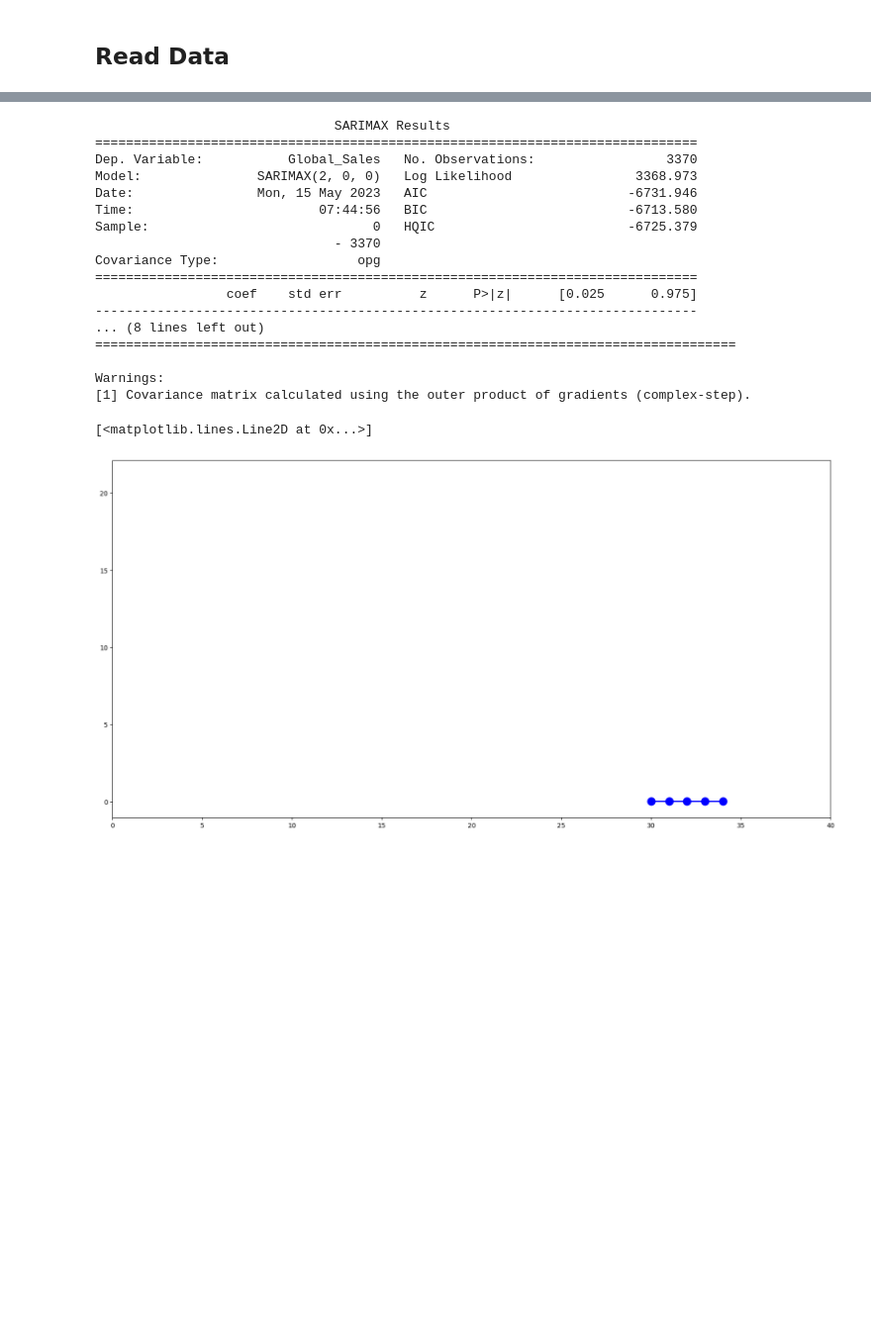
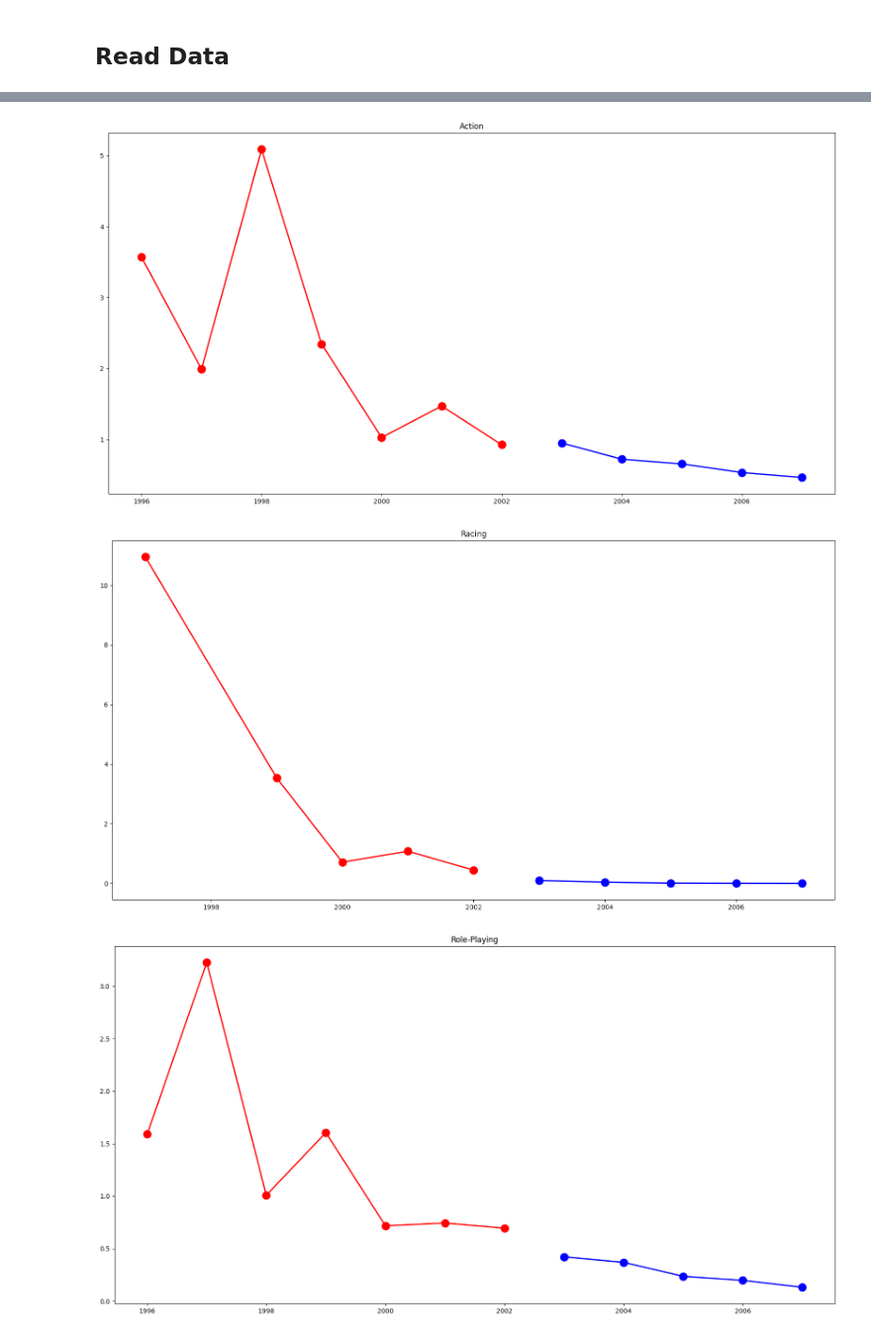
Before and after one commit to GhiathAjam/Analysis-of-Video-Games-Sales, a Jupyter notebook: Analysis/PredictiveQuestions/Q2.ipynb, the cells around one changed output, grey strips where cells are left out. Shown at 99% size. Cells and saved outputs as stored; diff of their text form; code cells hidden in the pictures; blank space fills up the shorter version.

Commit message:
time series prediction for sales

```diff
--- a/Analysis/PredictiveQuestions/Q2.ipynb
+++ b/Analysis/PredictiveQuestions/Q2.ipynb
@@ -88,6 +75,7 @@ df_train_all_genre[8].head()
 # %%
 # drop genre column
-df_train_all_genre[8] = df_train_all_genre[8].drop('Genre', axis=1)
-df_train_all_genre[8].head()
+for i, genre in  enumerate(df_all_genre):
+    df_all_genre[i] = df_all_genre[i].drop('Genre', axis=1)
+df_all_genre[0].head()
 # %% [output]
 |  | Year_of_Release | Global_Sales |
@@ -99,6 +87,7 @@ df_train_all_genre[8].head()
 # %%
-# group by year and sum global sales
-df_train_all_genre[8] = df_train_all_genre[8].groupby('Year_of_Release', as_index=False).sum()
-print(df_train_all_genre[8].columns)
-df_train_all_genre[8].head()
+for i, genre in  enumerate(df_all_genre):
+    # group by year and sum global sales
+    df_all_genre[i] = df_all_genre[i].groupby('Year_of_Release', as_index=False).mean()
+
+df_all_genre[0].head()
 # %% [output]
@@ -131,0 +100,6 @@ ARMAmodel_fit = ARMAmodel.fit()
+# %%
+# for all genres, plot global sales vs year in different subplots in one figure
+fig, axes = plt.subplots(3,4, figsize=(15, 15))
+for i in  range(len(df_all_genre)):
+    df_all_genre[i].plot(x='Year_of_Release', y='Global_Sales', ax=axes[i//4, i%4], title=genres[i])
+plt.show()
@@ -132,38 +108,20 @@ ARMAmodel_fit = ARMAmodel.fit()
 # %%
-# import matplotlib.pyplot as plt
-# import statsmodels.api as sm
-# import numpy as np
+steps_to_predict = 5
 
-# np.random.seed(100)
+for i in  range(len(df_all_genre)):
+    model = sm.tsa.statespace.SARIMAX(endog= df_all_genre[i]['Global_Sales'],order=(2,0,0),enforce_stationarity=False)
+    sarima = model.fit()
+    fig, ax = plt.subplots(1,1, figsize=(20,10))
+    ax.set_title(genres[i])
+    #convert Year_of_Release to int
+    df_all_genre[i]['Year_of_Release'] = df_all_genre[i]['Year_of_Release'].astype(int)
+    years = list (df_all_genre[i]['Year_of_Release'].unique() )
+    # get predicted years
+    years_to_predict = list(range(years[-1]+1, years[-1]+steps_to_predict+1 ))
+    ax.plot( years,df_all_genre[i] ['Global_Sales'], "ro-", linewidth=2, markersize=12)
 
-# steps_to_predict = 5
-
-# model = sm.tsa.statespace.SARIMAX(endog=df_train_action['Global_Sales'],order=(2,0,0),enforce_stationarity=False)
-# sarima = model.fit()
-# print(sarima.summary())
-
-# # plot
-# fig, ax = plt.subplots(1,1, figsize=(20,10))
-# ax.set_xlim(0,40)
-# ax.plot(df_train_action['Global_Sales'], "ro-", linewidth=2, markersize=12)
-# ax.plot(list(range(30,35)), sarima.forecast(steps_to_predict), "bo-", linewidth=2, markersize=12)
+    ax.plot(years_to_predict, sarima.forecast(steps_to_predict), "bo-", linewidth=2, markersize=12)
 # %% [output]
-                               SARIMAX Results
-==============================================================================
-Dep. Variable:           Global_Sales   No. Observations:                 3370
-Model:               SARIMAX(2, 0, 0)   Log Likelihood                3368.973
-Date:                Mon, 15 May 2023   AIC                          -6731.946
-Time:                        07:44:56   BIC                          -6713.580
-Sample:                             0   HQIC                         -6725.379
-                               - 3370
-Covariance Type:                  opg
-==============================================================================
-                 coef    std err          z      P>|z|      [0.025      0.975]
-------------------------------------------------------------------------------
-... (8 lines left out)
-===================================================================================
-
-Warnings:
-[1] Covariance matrix calculated using the outer product of gradients (complex-step).
-[<matplotlib.lines.Line2D at 0x...>]
-[figure, old version]
+[figure, new version]
+[figure, added]
+[figure, added]
```
Also changed, not shown: parts of 18 cells of this notebook.
